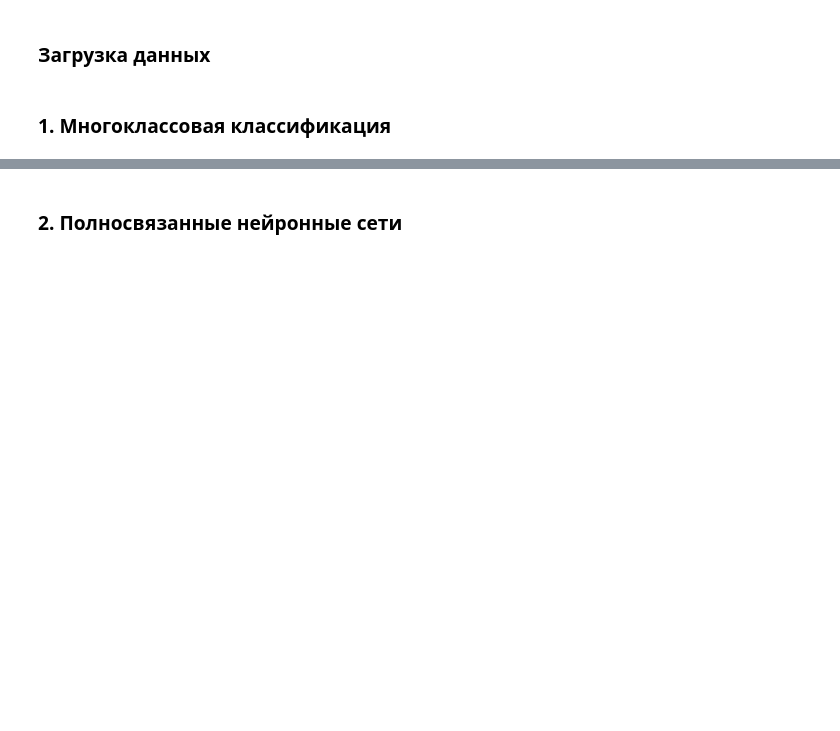
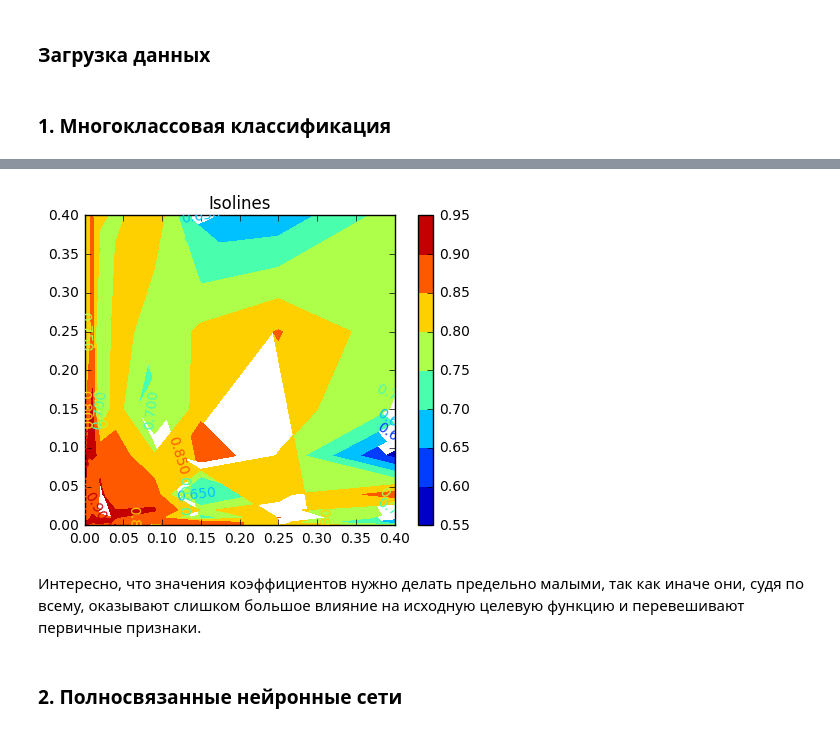
Before and after one commit to v-sopov/renju, a Jupyter notebook: lab2_solution.ipynb, the cells around one changed output, grey strips where cells are left out. Drawn from its saved outputs; the diff is of its cells as text; code cells hidden in the pictures; blank space fills up the shorter version.

```diff
--- a/lab2_solution.ipynb
+++ b/lab2_solution.ipynb
@@ -86,0 +65,17 @@ while True:
+# %%
+current_weights = np.random.uniform(0, 1, (10, 785))
+epochs = 15
+batch = 300
+delta = 1e-3
+
+for i in range(epochs):
+    for subset in get_subsets(prepared_samples, labels, batch):
+        marks = np.zeros((batch, 10))
+        for j in range(batch):
+            marks[j][subset[1][j]] = 1
+        current_weights -= delta * gradient(subset[0], marks, current_weights)
+# %%
+out = softmax(current_weights @ prepared_test_samples.T)
+predicted_labels = np.argmax(out, axis=0)
+right = np.argmax(out, axis=0) == test_labels
+print(test_labels[right].shape[0] / test_labels.shape[0])
@@ -87,3 +90,42 @@ while True:
+# %%
+epochs = 10
+batch = 300
+delta = 1e-2
+def optimize(lambda1, lambda2):
+    current_weights = np.random.uniform(0, 1, (10, 785))
+    for i in range(epochs):
+        for subset in get_subsets(prepared_samples, labels, batch):
+            marks = np.zeros((batch, 10))
+            for j in range(batch):
+                marks[j][subset[1][j]] = 1
+            current_weights -= delta * (gradient(subset[0], marks, current_weights)\
+                                        + lambda1 * np.sign(current_weights)\
+                                        + lambda2 * 2 * current_weights)
+    out = softmax(current_weights @ prepared_test_samples.T)
+    predicted_labels = np.argmax(out, axis=0)
+    right = np.argmax(out, axis=0) == test_labels
+    return test_labels[right].shape[0] / test_labels.shape[0]
+
+# params = [x/4 for x in range(5)]
+# for i in params:
+#     for j in params:
+#         np.random.seed(1337)
+#         print('lambda1 =', i, 'lambda2 =', j, 'result:', optimize(i, j))
+x = np.asarray([0, 0.004, 0.01, 0.02, 0.04, 0.09, 0.15, 0.25, 0.4])
+y = x.copy()
+xgrid, ygrid = np.meshgrid(x, y)
+eval_func = np.vectorize(optimize)
+zgrid = eval_func(xgrid, ygrid)
+CS = plt.contourf(xgrid, ygrid, zgrid)
+plt.clabel(CS, inline=1, fontsize=10)
+plt.title('Isolines')
+plt.colorbar(CS)
+plt.axes().set_aspect('equal', adjustable='box')
+plt.show()
+# %% [output]
+[figure, added]
+# %% [markdown]
+Интересно, что значения коэффициентов нужно делать предельно малыми, так как иначе они, судя по всему, оказывают слишком большое влияние на исходную целевую функцию и перевешивают первичные признаки.
 # %% [markdown]
 ### 2. Полносвязанные нейронные сети
 # %% [markdown]
```
Also changed, not shown: parts of 24 cells of this notebook.
